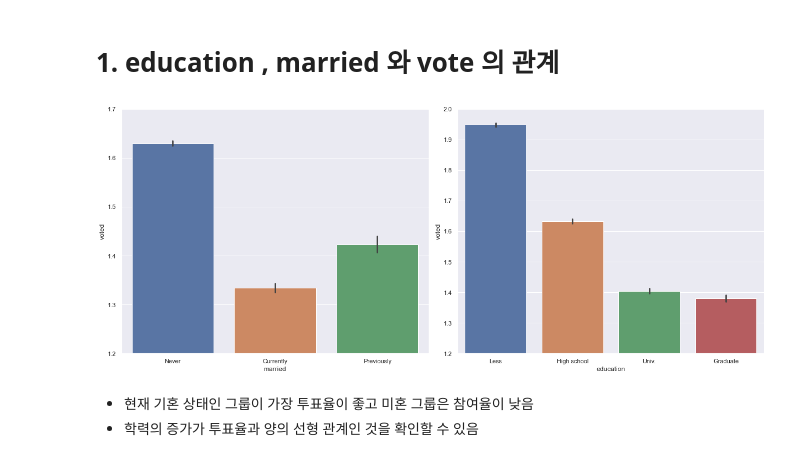
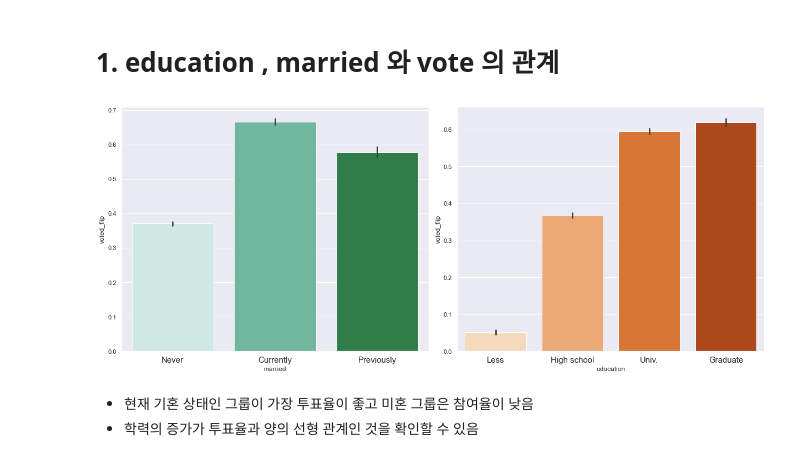
Before and after one commit to ineed-coffee/vote_prediction_from_Machiavellism_test, a Jupyter notebook: EDA/PoC/PoC with voted.ipynb, the cells around one changed output. Saved outputs shown, nothing was run; the diff lists cells and outputs as text; code cells hidden in the pictures.

```diff
--- a/EDA/PoC/PoC with voted.ipynb
+++ b/EDA/PoC/PoC with voted.ipynb
@@ -36,3 +36,5 @@ hand         0.006725
 QdA          0.002807
 wf_01        0.000531
 Name: voted, Length: 79, dtype: float64
+# %%
+train['voted_flip'] = train['voted'].map({1:1,2:0})
@@ -41,17 +58,18 @@ Name: voted, Length: 79, dtype: float64
 # %%
 fig1 , (ax1,ax2) = plt.subplots(ncols=2)
 fig1.set_size_inches(17,7)
-sns.barplot(data=train,x='married',y='voted',ax=ax1)
-ax1.set_xticklabels(['Never','Currently','Previously'])
-ax1.set_ylim((1.2,1.7))
+sns.barplot(data=train,x='married',y='voted_flip',ax=ax1,palette='BuGn')
+ax1.set_xticklabels(['Never','Currently','Previously'],fontsize=15)
+#ax1.set_ylim((1.2,1.7))
 
-sns.barplot(data=train,x='education',y='voted',ax=ax2)
-ax2.set_xticklabels(['Less','High school','Univ.','Graduate'])
-ax2.set_ylim((1.2,2))
+sns.barplot(data=train,x='education',y='voted_flip',ax=ax2,palette='Oranges')
+ax2.set_xticklabels(['Less','High school','Univ.','Graduate'],fontsize=15)
+#ax2.set_ylim((1.2,2))
 
 fig1.tight_layout()
+fig1.savefig(filepath_home+'vote_poc_1.png',dpi=fig1.dpi)
 # %% [output]
-[figure, old version]
+[figure, new version]
 # %% [markdown]
 - 현재 기혼 상태인 그룹이 가장 투표율이 좋고 미혼 그룹은 참여율이 낮음
 - 학력의 증가가 투표율과 양의 선형 관계인 것을 확인할 수 있음
```
Also changed, not shown: parts of 7 cells of this notebook, 38 other files.
